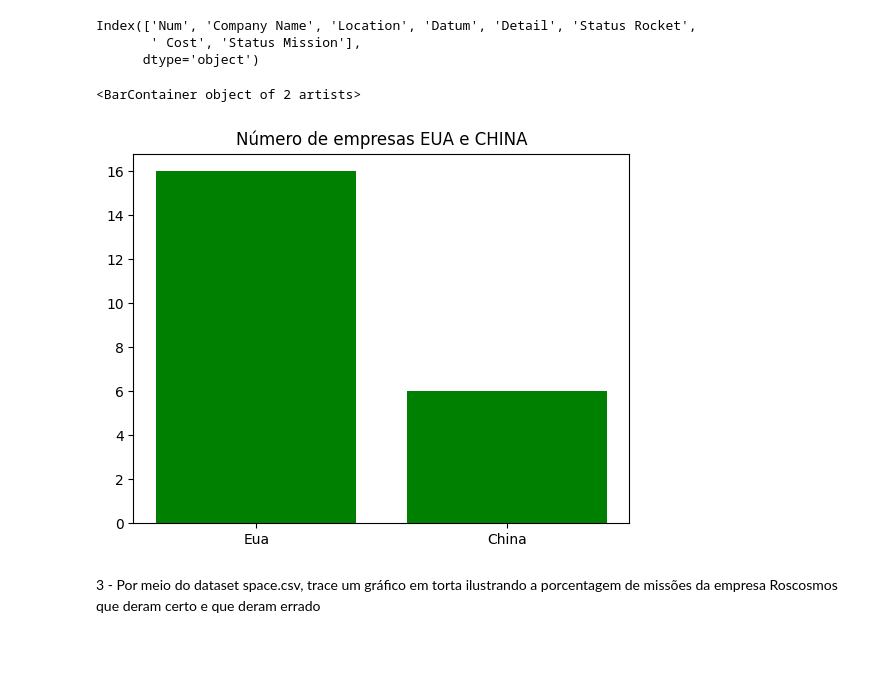
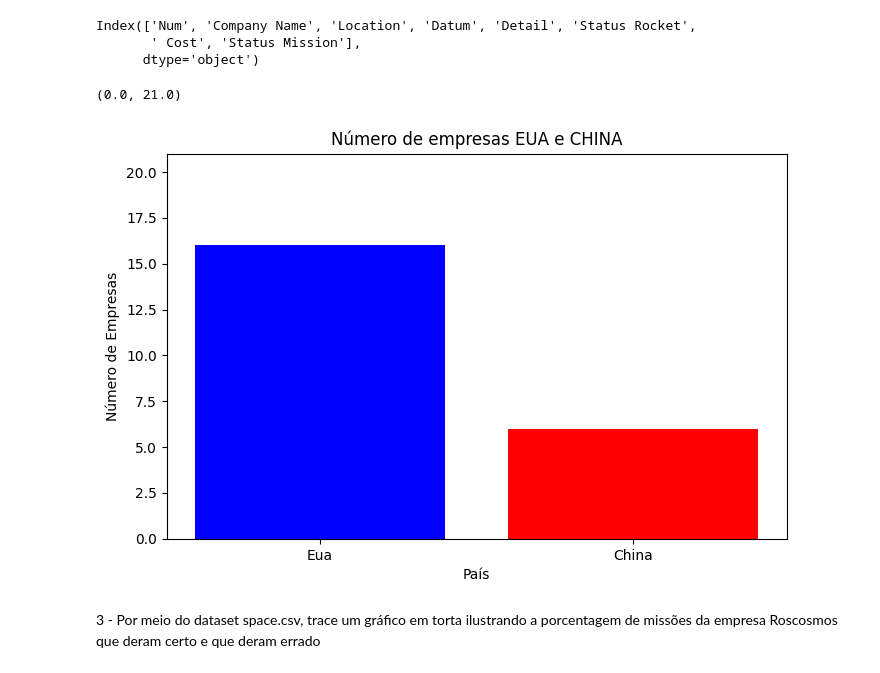
Before and after one commit to Murilo-de-Oliveira/C111-L1, a Jupyter notebook: Capítulo 6/exercicios.ipynb, the cells around one changed output. Drawn from its saved outputs; the diff is of its cells as text; code cells hidden in the pictures.

Commit message:
Mudança em algumas soluções
Mudanças em algumas soluções e melhora da visualização dos gráficos

```diff
--- a/Capítulo 6/exercicios.ipynb
+++ b/Capítulo 6/exercicios.ipynb
@@ -45,22 +48,33 @@ Index(['Num', 'Company Name', 'Location', 'Datum', 'Detail', 'Status Rocket',
        ' Cost', 'Status Mission'],
       dtype='object')
 # %%
+# filtro de países
 filtro_eua = dataset['Location'].str.contains('USA')
 filtro_china = dataset['Location'].str.contains('China')
+
+# filtro de empresas
 empresas_eua = dataset[filtro_eua]['Company Name']
 empresas_china = dataset[filtro_china]['Company Name']
+
+# listagem de empresas
 lista_empresas_eua = np.unique(empresas_eua, return_counts = True)
 lista_empresas_china = np.unique(empresas_china, return_counts = True)
+
+# numero de empresas
 num_empresas_eua = len(lista_empresas_eua[0])
 num_empresas_china = len(lista_empresas_china[0])
 
-lista_plot = [[num_empresas_eua, num_empresas_china],['Eua','China']]
+lista_plot = [['Eua','China'],[num_empresas_eua, num_empresas_china]]
 
+plt.figure(figsize=(8, 5))
+plt.bar(lista_plot[0], lista_plot[1], color=['blue', 'red'])
 plt.title('Número de empresas EUA e CHINA')
-plt.bar(lista_plot[1], lista_plot[0], color='green')
+plt.xlabel('País')
+plt.ylabel('Número de Empresas')
+plt.ylim(0, max(lista_plot[1]) + 5)
 # %% [output]
-<BarContainer object of 2 artists>
+(0.0, 21.0)
-[figure, old version]
+[figure, new version]
 # %% [markdown]
 3 - Por meio do dataset space.csv, trace um gráfico em torta
 ilustrando a porcentagem de missões da empresa Roscosmos que
```
Also changed, not shown: parts of 2 cells of this notebook.
